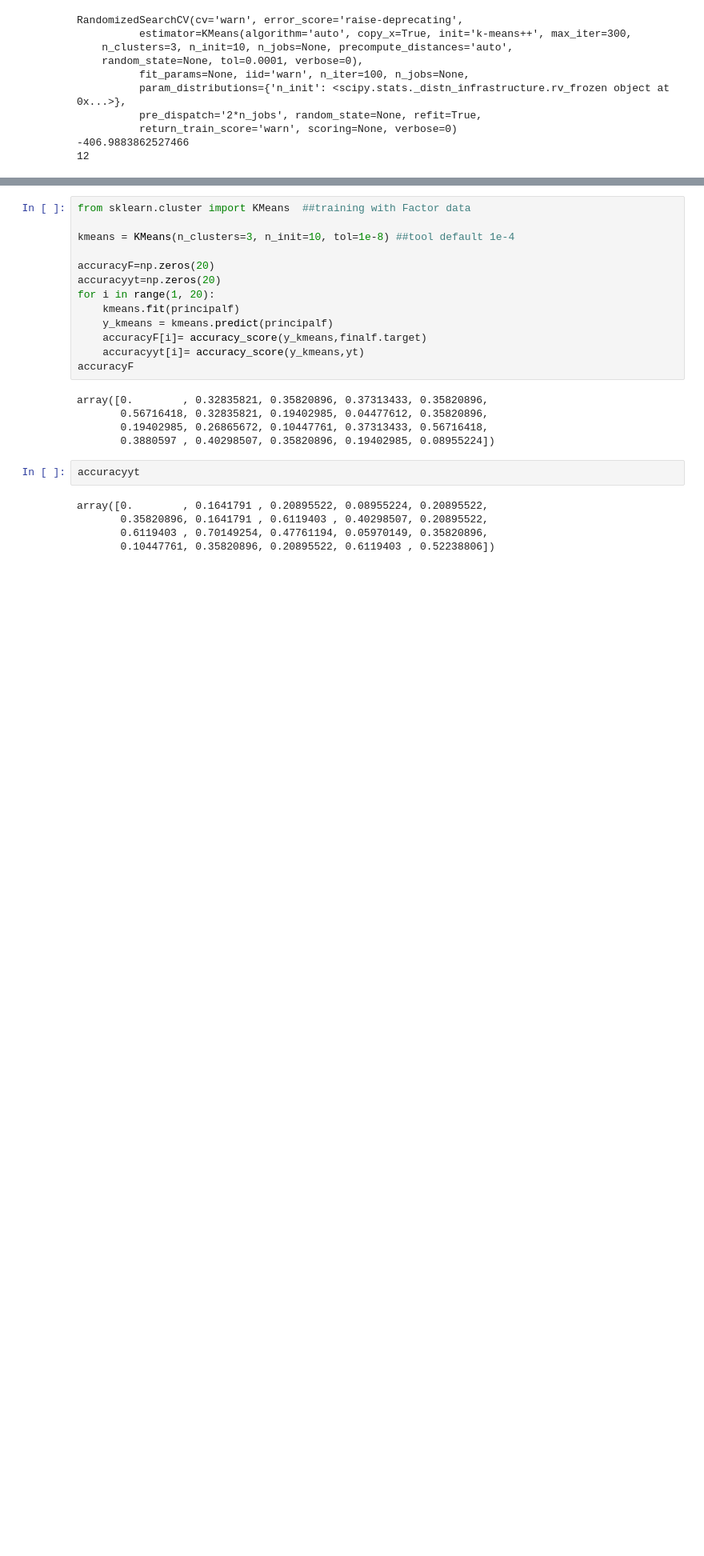
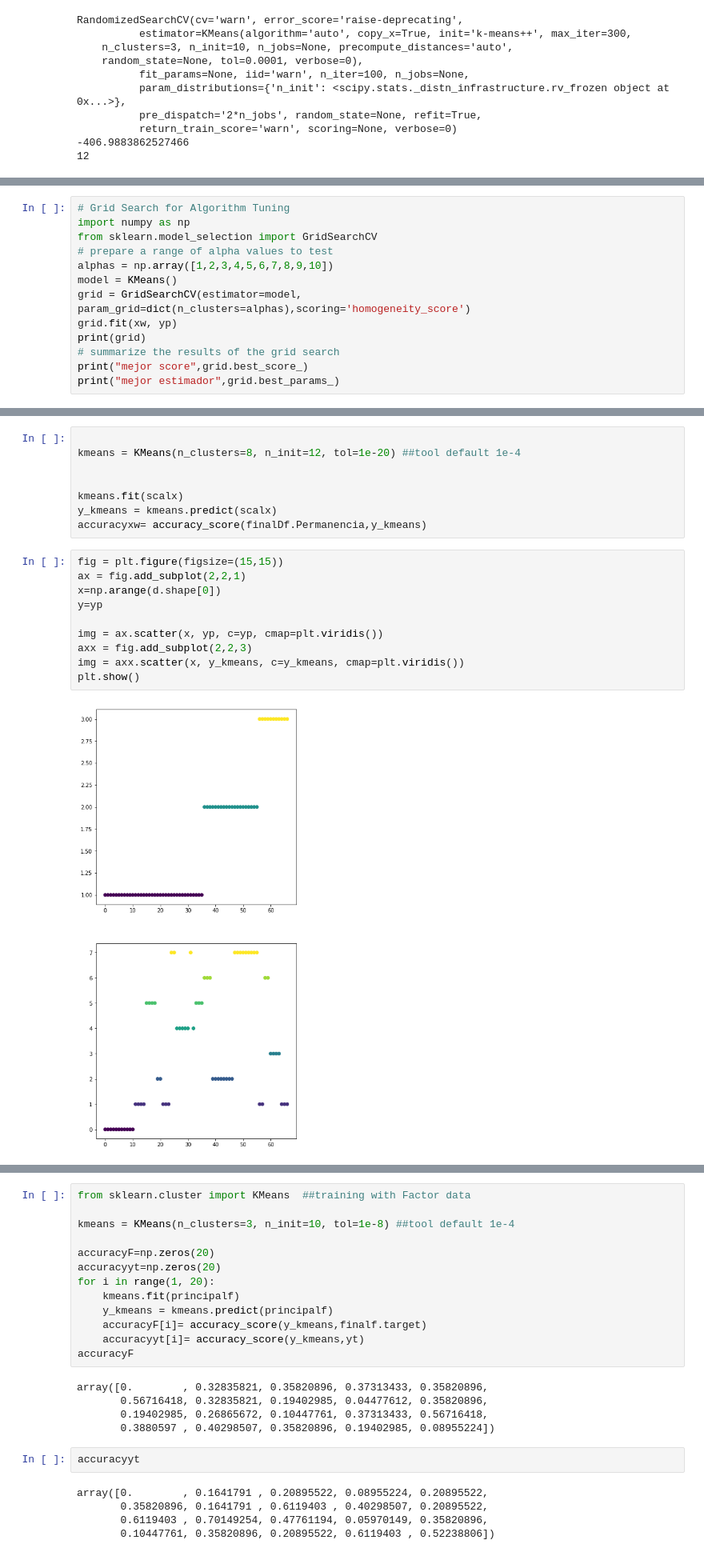
Before and after one commit to David9203/SUP, a Jupyter notebook: GMMHMM/Bolivar.ipynb, the cells around one changed output, grey strips where cells are left out. Shown at 80% size. Saved outputs shown, nothing was run; the diff lists cells and outputs as text; blank space fills up the shorter version.

```diff
--- a/GMMHMM/Bolivar.ipynb
+++ b/GMMHMM/Bolivar.ipynb
@@ -745,0 +683,13 @@ array([0.        , 0.14925373, 0.37313433, 0.40298507, 0.59701493,
+# %%
+# Grid Search for Algorithm Tuning
+import numpy as np
+from sklearn.model_selection import GridSearchCV
+# prepare a range of alpha values to test
+alphas = np.array([1,2,3,4,5,6,7,8,9,10])
+model = KMeans()
+grid = GridSearchCV(estimator=model, param_grid=dict(n_clusters=alphas),scoring='homogeneity_score')
+grid.fit(xw, yp)
+print(grid)
+# summarize the results of the grid search
+print("mejor score",grid.best_score_)
+print("mejor estimador",grid.best_params_)
@@ -745,0 +707,20 @@ array([0.        , 0.14925373, 0.37313433, 0.40298507, 0.59701493,
+# %%
+
+kmeans = KMeans(n_clusters=8, n_init=12, tol=1e-20) ##tool default 1e-4
+
+
+kmeans.fit(scalx)
+y_kmeans = kmeans.predict(scalx)
+accuracyxw= accuracy_score(finalDf.Permanencia,y_kmeans)
+# %%
+fig = plt.figure(figsize=(15,15))
+ax = fig.add_subplot(2,2,1)
+x=np.arange(d.shape[0])
+y=yp
+
+img = ax.scatter(x, yp, c=yp, cmap=plt.viridis())
+axx = fig.add_subplot(2,2,3)
+img = axx.scatter(x, y_kmeans, c=y_kmeans, cmap=plt.viridis())
+plt.show()
+# %% [output]
+[figure, added]
```
Also changed, not shown: parts of 16 cells of this notebook, 4 other files.
